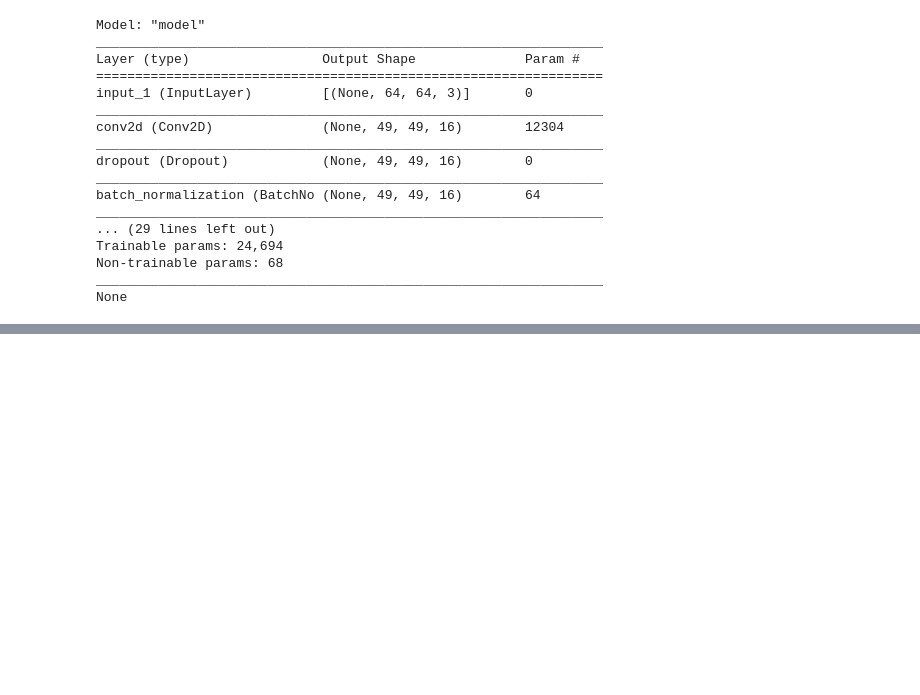
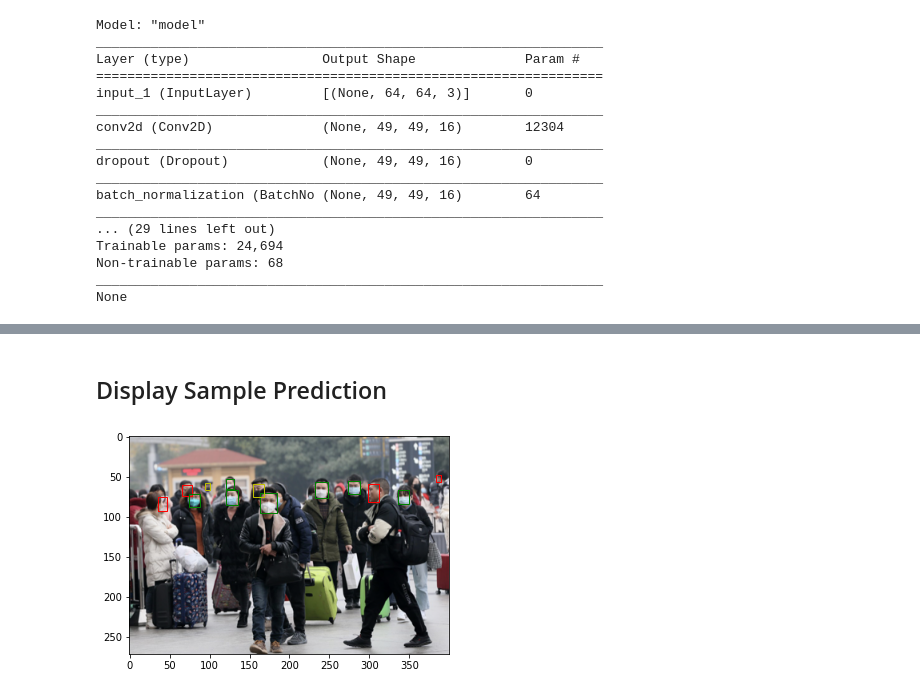
Before and after one commit to cSchubes/371q_mask_detection, a Jupyter notebook: Face and Mask Integration.ipynb, the cells around one changed output, grey strips where cells are left out. Saved outputs shown, nothing was run; the diff lists cells and outputs as text; code cells hidden in the pictures; blank space fills up the shorter version.

Commit message:
Displayed Sample Prediction and Timed classifiers

```diff
--- a/Face and Mask Integration.ipynb
+++ b/Face and Mask Integration.ipynb
@@ -224,3 +160,0 @@ for face in cropFaces:
-# %%
-for face in cropFaces:
-    pred(face)
@@ -237,0 +166,14 @@ Image predicted as [0]
+# %%
+b = time.time()
+maskPredictions = []
+cnt = 0
+
+for img in cropImages:
+    imagePredictions = []
+    for face in img:
+        imagePredictions.append(pred(face))
+    maskPredictions.append(imagePredictions)
+    cnt += 1
+    if cnt%25 == 0: print(cnt)
+
+print("Time classify faces through 853 images:", time.time()-b)
@@ -237,0 +198,29 @@ Image predicted as [0]
+# %% [markdown]
+## Display Sample Prediction
+# %%
+img_index = 523
+
+img_name, img_data = list(imgs_with_labels['raw_data'].items())[img_index]
+img = np.copy(img_data['img'])
+img = helpers.to_rgb(img)
+
+fig,ax = plt.subplots(1)
+ax.imshow(img)
+
+#Draw a box around each face
+j = 0
+for coord in cropCoordinates[img_index]:
+    maskval = maskPredictions[img_index][j].vals[0][1]
+    if maskval< 0.3:
+        color = 'g'
+    elif maskval < 0.7:
+        color = 'y'
+    else:
+        color = 'r'
+    rect = patches.Rectangle((coord['x1'],coord['y1']),(coord['x2']-coord['x1']),(coord['y2']-coord['y1']),linewidth=1,edgecolor=color,facecolor='none')
+    ax.add_patch(rect)
+    j = j+1
+
+plt.show()
+# %% [output]
+[figure, added]
```
Also changed, not shown: parts of 12 cells of this notebook.
